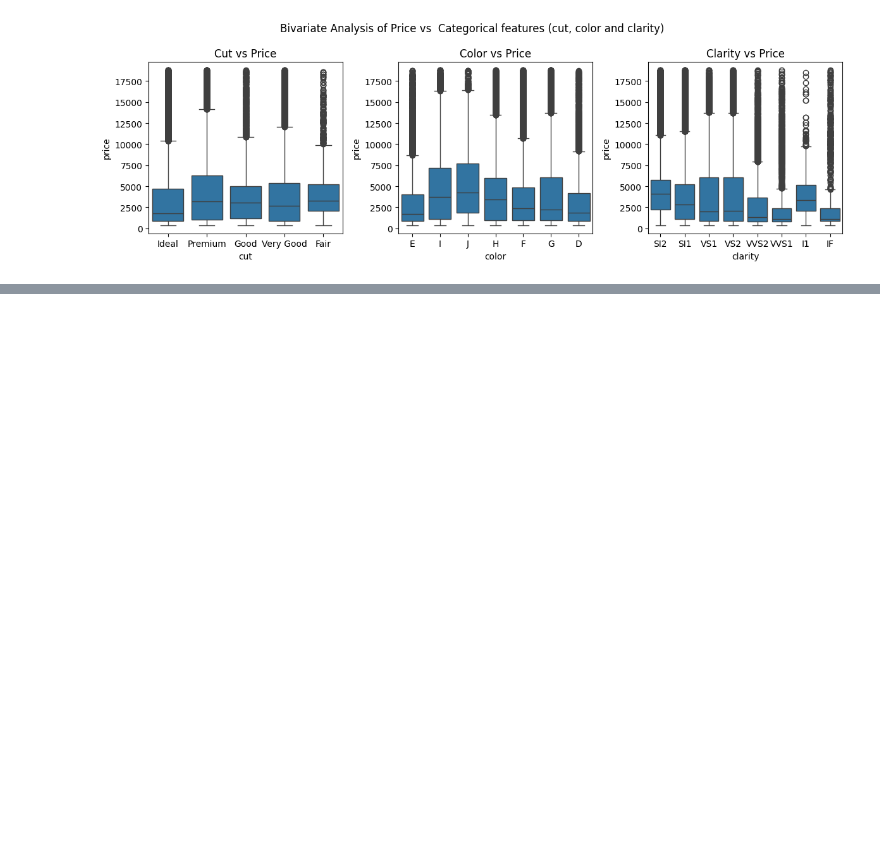
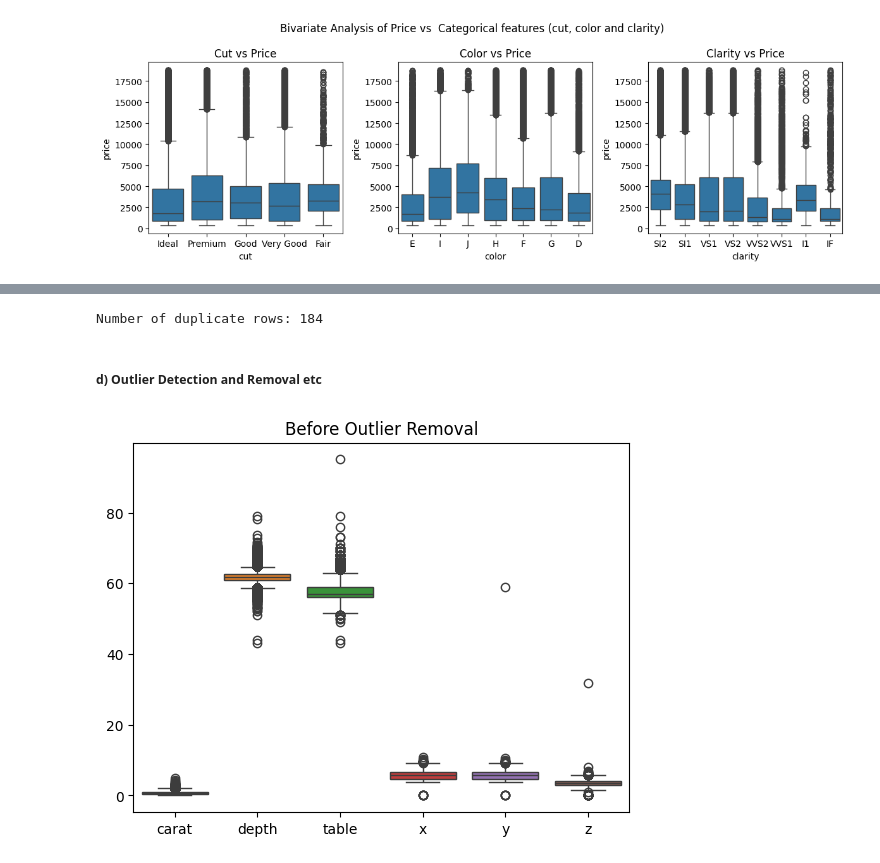
Before and after one commit to Angad143/Diamond-Price-Prediction, a Jupyter notebook: Diamonds_price_predictions.ipynb, the cells around one changed output, grey strips where cells are left out. Saved outputs shown, nothing was run; the diff lists cells and outputs as text; code cells hidden in the pictures; blank space fills up the shorter version.

Commit message:
data cleaning process in training data

```diff
--- a/Diamonds_price_predictions.ipynb
+++ b/Diamonds_price_predictions.ipynb
@@ -253,0 +260,4 @@ plt.show()
+# %%
+# convert the data into predictors and target variables
+X = data.drop(columns = "price")
+y = data["price"]
@@ -253,0 +266,8 @@ plt.show()
+# %%
+from sklearn.model_selection import train_test_split
+
+# Split the data into 70% training and 30% testing
+X_train, X_test, y_train, y_test = train_test_split(X, y, test_size=0.3, random_state=42)
+
+print(f"Training set size: {X_train.shape}")
+print(f"Testing set size: {X_test.shape}")
@@ -253,0 +336,21 @@ plt.show()
+# %%
+# Checking for duplicates
+duplicates = X_train.duplicated().sum()
+print(f"Number of duplicate rows: {duplicates}")
+# %% [output]
+Number of duplicate rows: 184
+# %%
+# Dropping duplicate rows
+X_train.drop_duplicates(inplace=True)
+# %% [markdown]
+##### **d) Outlier Detection and Removal etc**
+# %%
+# Define the numerical columns to check for outliers
+num_columns = ['carat', 'depth', 'table', 'x', 'y', 'z']
+
+# Boxplot before outlier removal
+sns.boxplot(data=X_train[num_columns])
+plt.title("Before Outlier Removal")
+plt.show()
+# %% [output]
+[figure, added]
```
Also changed, not shown: parts of 12 cells of this notebook.
